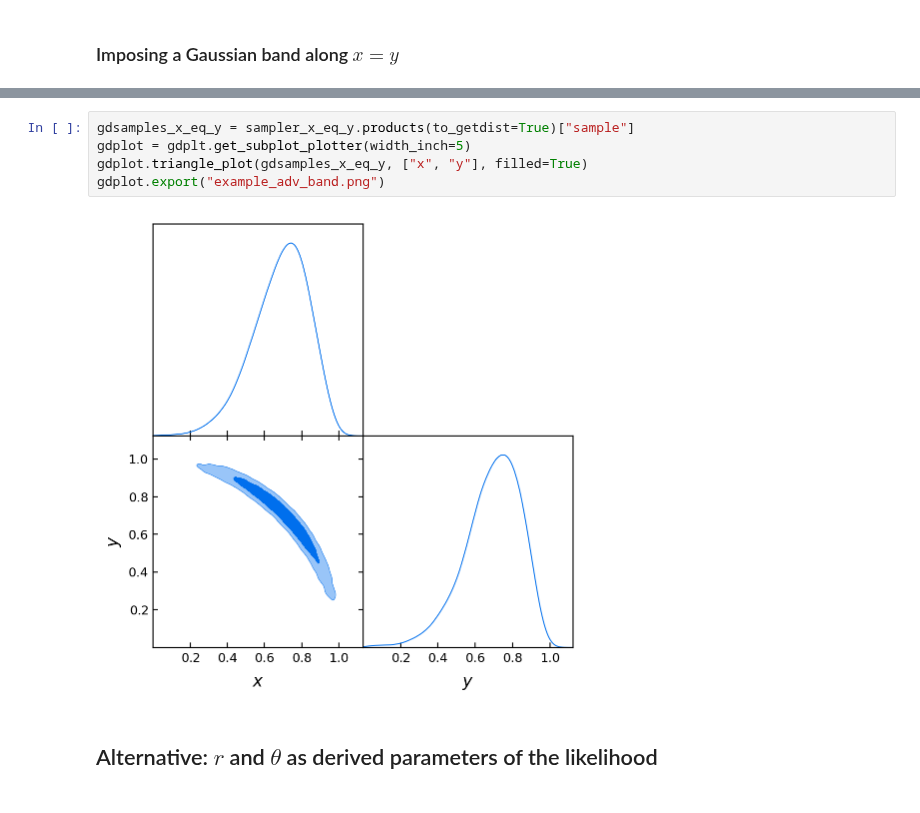
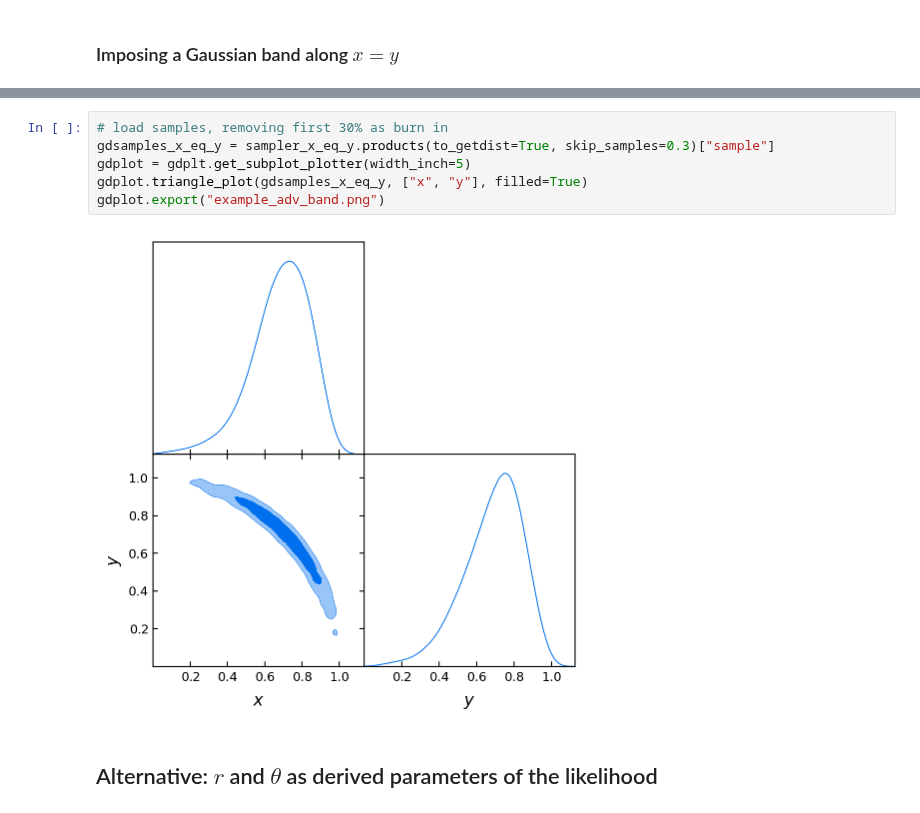
Before and after one commit to CobayaSampler/cobaya, a Jupyter notebook: docs/cobaya-example.ipynb, the cells around one changed output, grey strips where cells are left out. Cells and saved outputs as stored; diff of their text form.

```diff
--- a/docs/cobaya-example.ipynb
+++ b/docs/cobaya-example.ipynb
@@ -130,10 +106,11 @@ updated_info_x_eq_y, sampler_x_eq_y = run(info)
 # %%
-gdsamples_x_eq_y = sampler_x_eq_y.products(to_getdist=True)["sample"]
+# load samples, removing first 30% as burn in
+gdsamples_x_eq_y = sampler_x_eq_y.products(to_getdist=True, skip_samples=0.3)["sample"]
 gdplot = gdplt.get_subplot_plotter(width_inch=5)
 gdplot.triangle_plot(gdsamples_x_eq_y, ["x", "y"], filled=True)
 gdplot.export("example_adv_band.png")
 # %% [output]
-[figure, old version]
+[figure, new version]
 # %% [markdown]
 ## Alternative: $r$ and $\theta$ as derived parameters of the likelihood
 # %%
```
Also changed, not shown: parts of 7 cells of this notebook, 8 other files.
